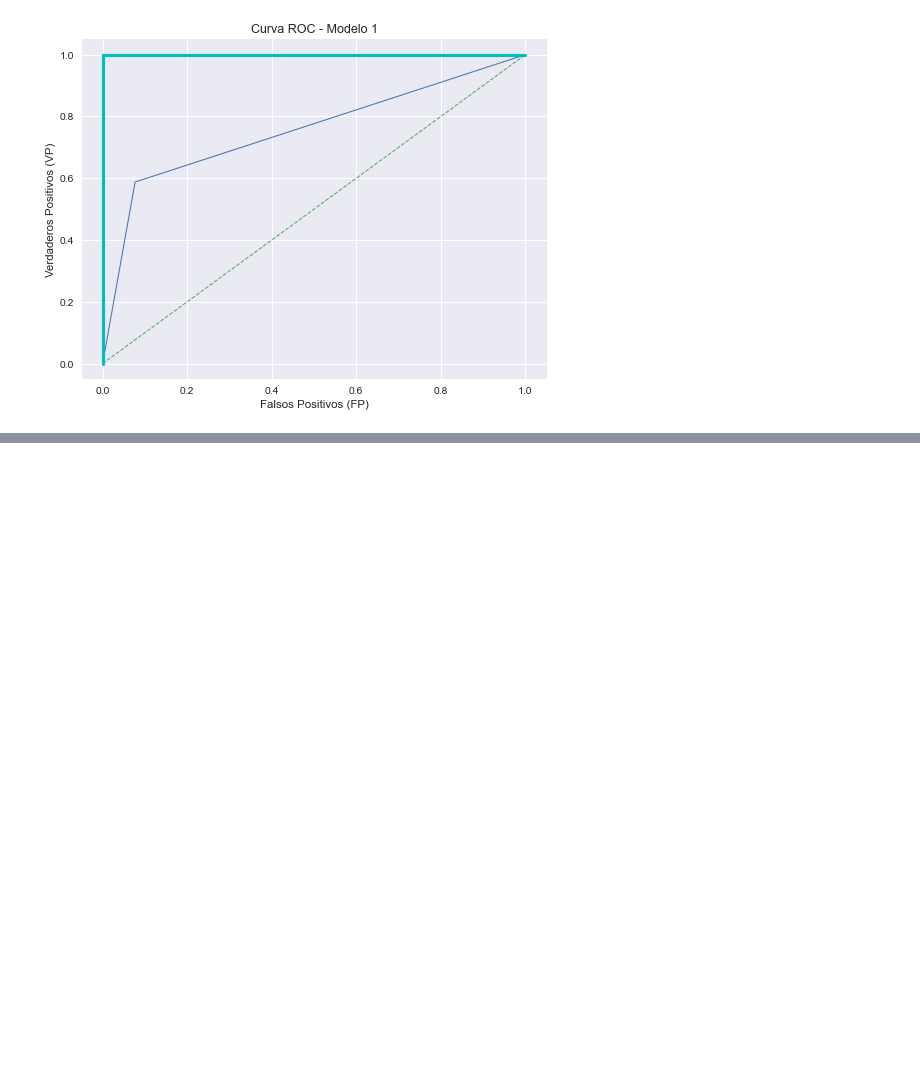
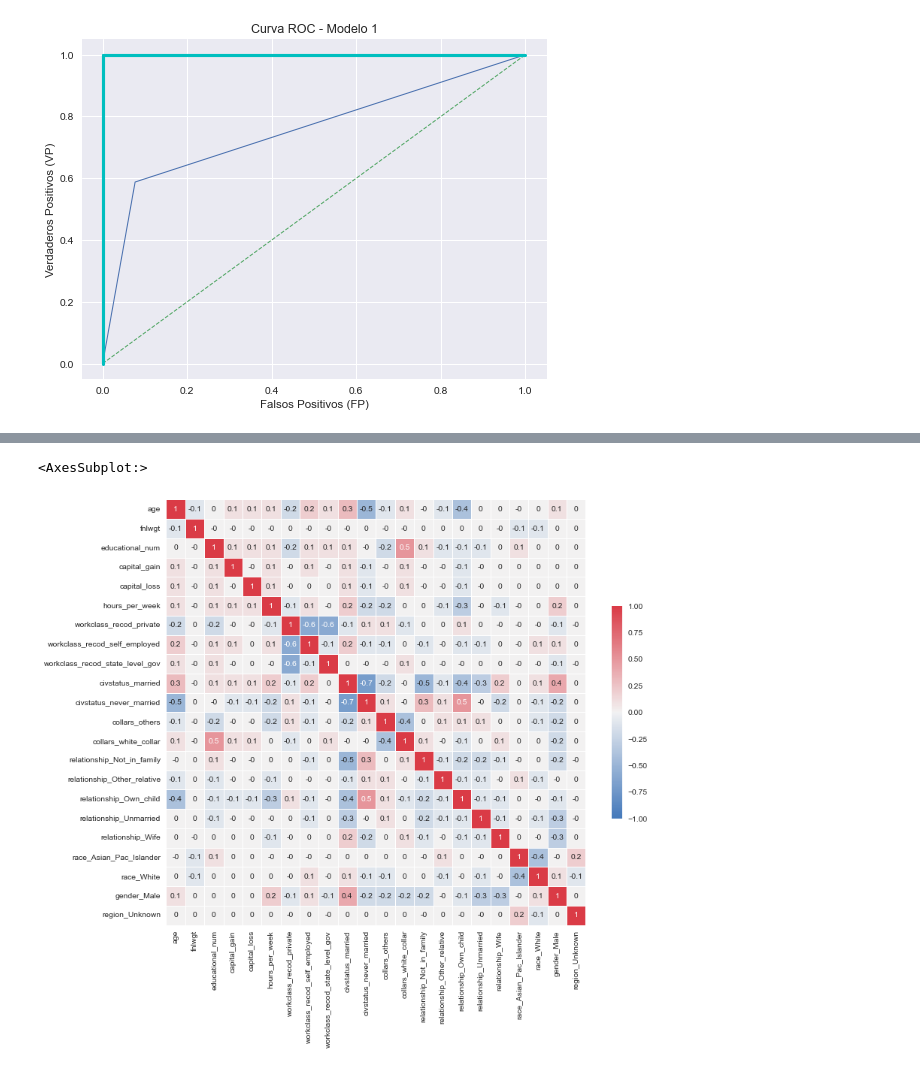
Before and after one commit to antosource/CursoDataScience, a Jupyter notebook: FundamentosDataScience/PruebaSalida/Hito4/Determinantes_del_ingreso.ipynb, the cells around one changed output, grey strips where cells are left out. Saved outputs shown, nothing was run; the diff lists cells and outputs as text; code cells hidden in the pictures; blank space fills up the shorter version.

```diff
--- a/FundamentosDataScience/PruebaSalida/Hito4/Determinantes_del_ingreso.ipynb
+++ b/FundamentosDataScience/PruebaSalida/Hito4/Determinantes_del_ingreso.ipynb
@@ -78,0 +106,8 @@ Text(0.5, 0, 'Falsos Positivos (FP)')
+# %%
+# Se realiza un analisis de correlaciones
+f, ax = plt.subplots(figsize=(12, 10)) # Tamaño
+sns.heatmap(round(df.drop('income', axis=1).corr(), 1), annot=True, cmap=cmap, vmin=-1, vmax=1,
+linewidths=.5, cbar_kws={"shrink": .5})
+# %% [output]
+<AxesSubplot:>
+[figure, added]
```
Also changed, not shown: parts of 12 cells of this notebook.
